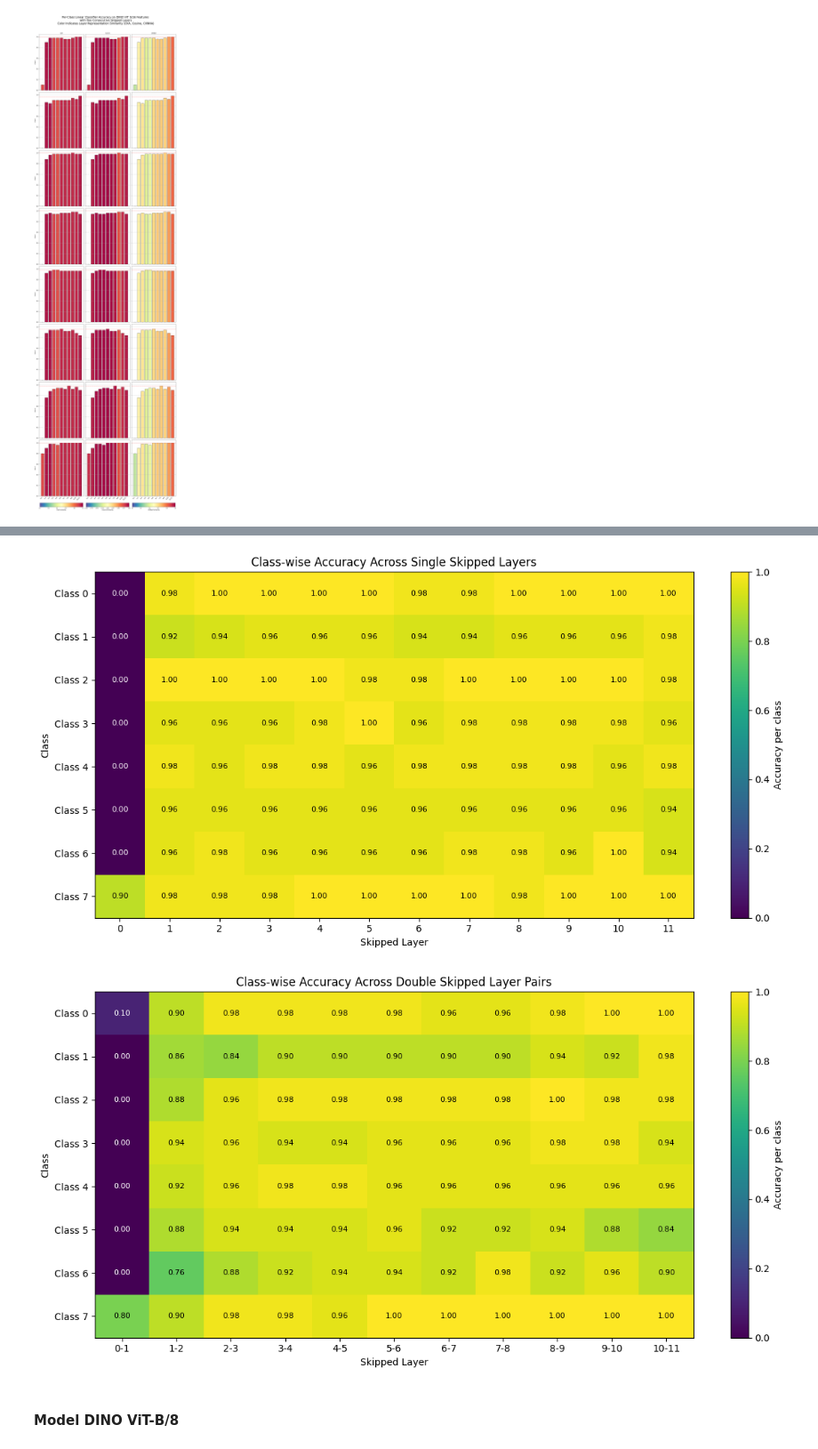
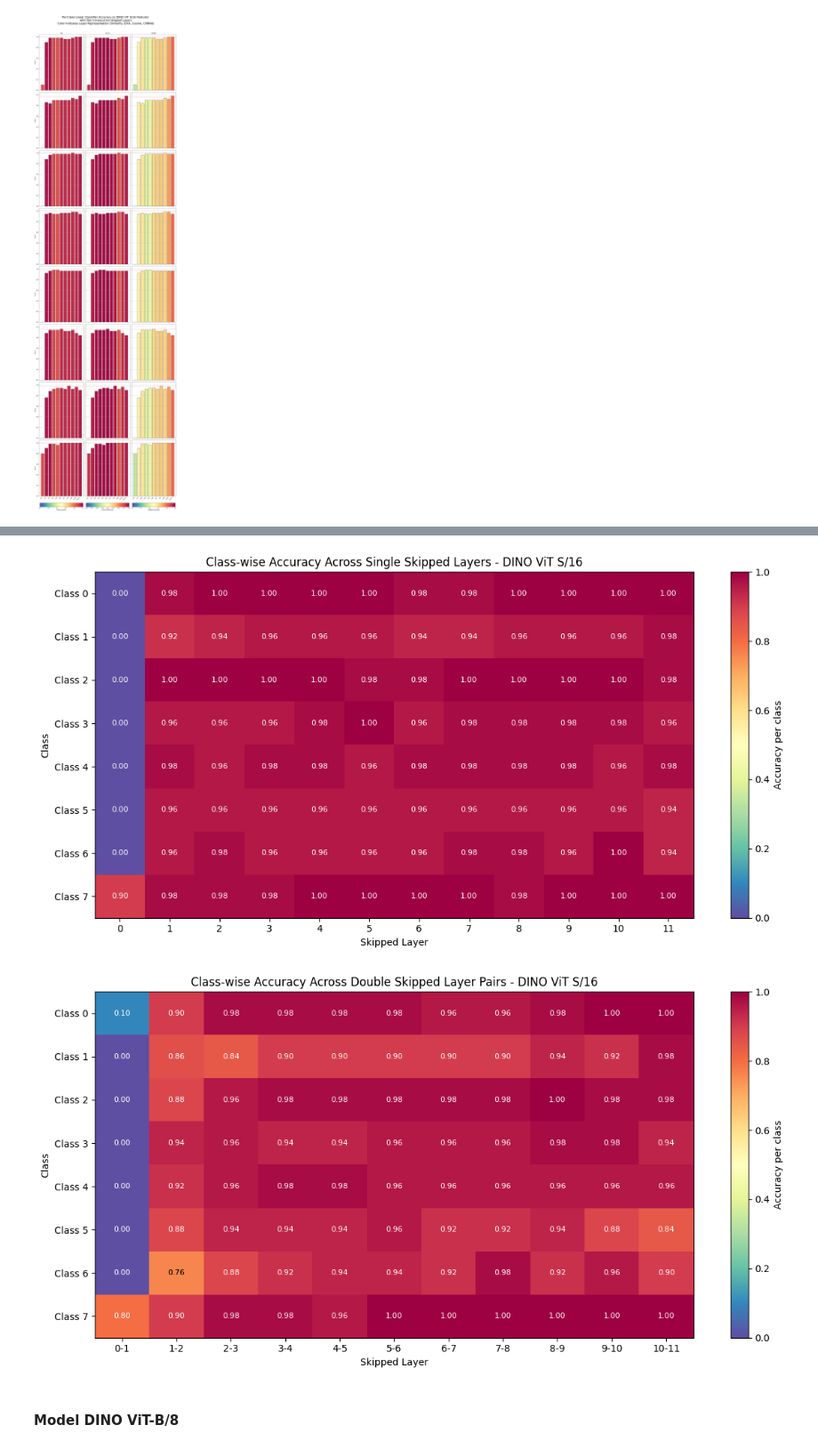
Before and after one commit to kwiatkowskaa/VisualLogitLens, a Jupyter notebook: notebooks/05_analysis_of_layer_skipping_dino_with_linear_probing.ipynb, the cells around one changed output, grey strips where cells are left out. Shown at 89% size. Saved outputs shown, nothing was run; the diff lists cells and outputs as text; code cells hidden in the pictures.

```diff
--- a/notebooks/05_analysis_of_layer_skipping_dino_with_linear_probing.ipynb
+++ b/notebooks/05_analysis_of_layer_skipping_dino_with_linear_probing.ipynb
@@ -921,7 +921,7 @@ def compare_double_skip_accuracy(results_double_s16, results_double_b8):
     plt.tight_layout()
     plt.show()
 # %%
-def plot_class_heatmap_single(results, metric_name='accuracy_per_class_mean'):
+def plot_class_heatmap_single(results, model, metric_name='accuracy_per_class_mean'):
     single_skip_results = [res for res in results if len(res['skipped_layers']) == 1]
     layers = [res['skipped_layers'][0] for res in single_skip_results]
     class_ids = sorted({cls for res in single_skip_results for cls in res[metric_name].keys()})
@@ -933,27 +933,27 @@ def plot_class_heatmap_single(results, metric_name='accuracy_per_class_mean'):
             heatmap_data[j, i] = res[metric_name].get(cls, np.nan)
 
     plt.figure(figsize=(12, 6))
-    im = plt.imshow(heatmap_data, aspect='auto', interpolation='nearest', cmap='viridis')
-    # plt.colorbar(im, label=metric_name.replace("_", " ").title())
+    im = plt.imshow(heatmap_data, aspect='auto', interpolation='nearest', cmap='Spectral_r')
     plt.colorbar(im, label="Accuracy per class")
 
     plt.xticks(ticks=range(len(layers)), labels=layers)
     plt.yticks(ticks=range(len(class_ids)), labels=[f"Class {cls}" for cls in class_ids])
     plt.xlabel("Skipped Layer")
     plt.ylabel("Class")
-    plt.title(f"Class-wise Accuracy Across Single Skipped Layers")
+    plt.title(f"Class-wise Accuracy Across Single Skipped Layers - DINO ViT {model}")
 
     for i in range(len(class_ids)):
         for j in range(len(layers)):
             value = heatmap_data[i, j]
             if not np.isnan(value):
-                plt.text(j, i, f"{value:.2f}", ha='center', va='center', color='white' if value < 0.5 else 'black', fontsize=8)
+                text_color = 'black' if 0.2 <= value <= 0.8 else 'white'
+                plt.text(j, i, f"{value:.2f}", ha='center', va='center', color=text_color, fontsize=8)
 
     plt.tight_layout()
     plt.show()
 
 
-def plot_class_heatmap_double(results, metric_name='accuracy_per_class_mean'):
+def plot_class_heatmap_double(results, model, metric_name='accuracy_per_class_mean'):
     double_skip_results = [res for res in results if len(res['skipped_layers']) == 2]
     x_labels = [f"{i}-{j}" for i, j in [res['skipped_layers'] for res in double_skip_results]]
     x_pos = np.arange(len(x_labels))
@@ -966,21 +966,21 @@ def plot_class_heatmap_double(results, metric_name='accuracy_per_class_mean'):
             heatmap_data[j, i] = res[metric_name].get(cls, np.nan)
 
     plt.figure(figsize=(12, 6))
-    im = plt.imshow(heatmap_data, aspect='auto', interpolation='nearest', cmap='viridis')
-    # plt.colorbar(im, label=metric_name.replace("_", " ").title())
+    im = plt.imshow(heatmap_data, aspect='auto', interpolation='nearest', cmap='Spectral_r')
     plt.colorbar(im, label="Accuracy per class")
 
     plt.xticks(x_pos, x_labels)
     plt.yticks(ticks=range(len(class_ids)), labels=[f"Class {cls}" for cls in class_ids])
     plt.xlabel("Skipped Layer")
     plt.ylabel("Class")
-    plt.title(f"Class-wise Accuracy Across Double Skipped Layer Pairs")
+    plt.title(f"Class-wise Accuracy Across Double Skipped Layer Pairs - DINO ViT {model}")
 
     for i in range(len(class_ids)):
         for j in range(len(x_pos)):
             value = heatmap_data[i, j]
             if not np.isnan(value):
-                plt.text(j, i, f"{value:.2f}", ha='center', va='center', color='white' if value < 0.5 else 'black', fontsize=8)
+                text_color = 'black' if 0.2 <= value <= 0.8 else 'white'
+                plt.text(j, i, f"{value:.2f}", ha='center', va='center', color=text_color, fontsize=8)
 
     plt.tight_layout()
     plt.show()
@@ -1271,9 +1271,9 @@ plot_metric_per_class_double(results_double_s16)
 # %%
-plot_class_heatmap_single(results_single_s16)
-plot_class_heatmap_double(results_double_s16)
+plot_class_heatmap_single(results_single_s16, "S/16")
+plot_class_heatmap_double(results_double_s16, "S/16")
 # %% [output]
-[figure, old version]
+[figure, new version]
-[figure, old version]
+[figure, new version]
 # %% [markdown]
 #### Model DINO ViT-B/8
 # %%
```
Also changed, not shown: parts of 8 cells of this notebook.
